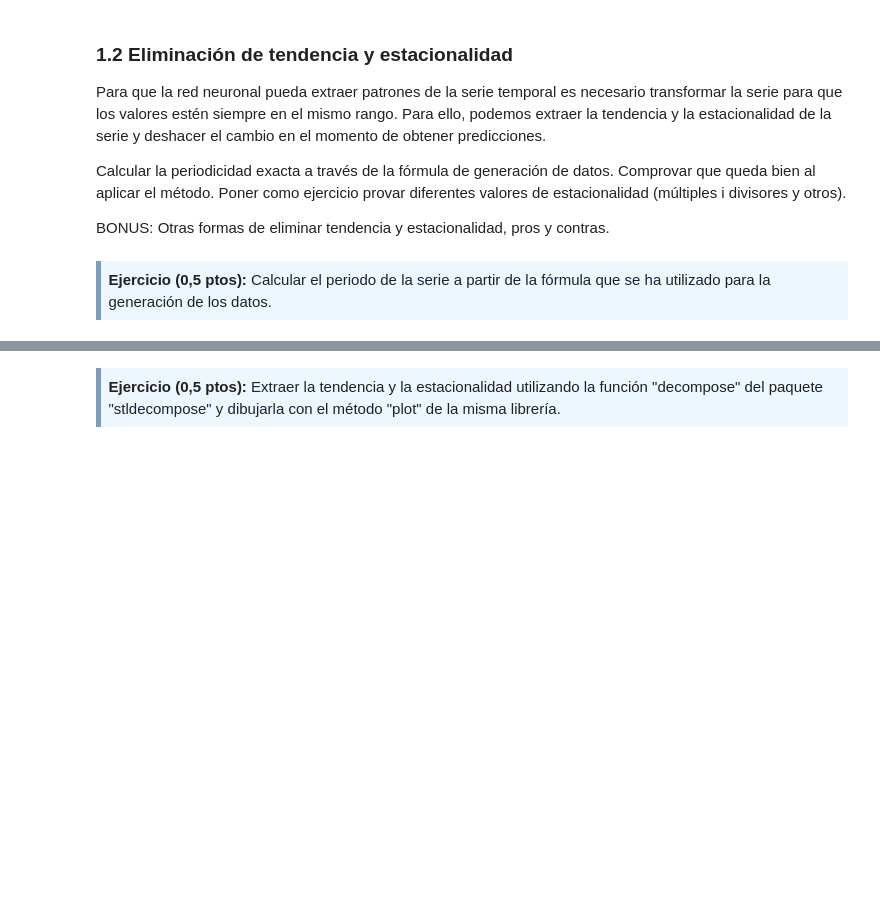
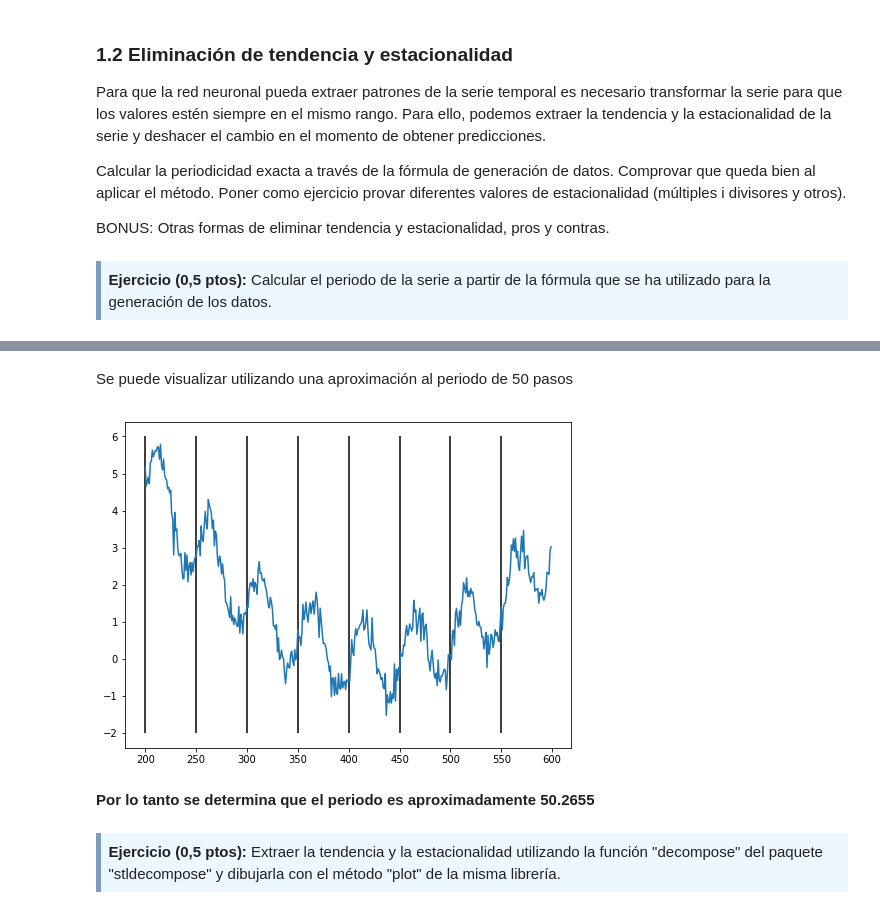
Before and after one commit to Gonmeso/UOC_Deep_Learning, a Jupyter notebook: PEC03/20182_M2.875_PEC3-Entrega_Gmellizo-soto.ipynb, the cells around one changed output, grey strips where cells are left out. Cells and saved outputs as stored; diff of their text form; code cells hidden in the pictures; blank space fills up the shorter version.

```diff
--- a/PEC03/20182_M2.875_PEC3-Entrega_Gmellizo-soto.ipynb
+++ b/PEC03/20182_M2.875_PEC3-Entrega_Gmellizo-soto.ipynb
@@ -73,3 +85,13 @@ BONUS: Otras formas de eliminar tendencia y estacionalidad, pros y contras.
+# %% [markdown]
+Se puede visualizar utilizando una aproximación al periodo de 50 pasos
+# %%
+plt.plot(idx, serie)
+for i in range(200,600, 50):
+    plt.vlines(i, -2, 6)
+# %% [output]
+[figure, added]
+# %% [markdown]
+**Por lo tanto se determina que el periodo es aproximadamente 50.2655**
 # %% [markdown]
 <div style="background-color: #EDF7FF; border-color: #7C9DBF; border-left: 5px solid #7C9DBF; padding: 0.5em;">
 <strong>Ejercicio (0,5 ptos):</strong> Extraer la tendencia y la estacionalidad utilizando la función "decompose" del paquete "stldecompose" y dibujarla con el método "plot" de la misma librería.
```
Also changed, not shown: parts of 30 cells of this notebook, 1 other file.
